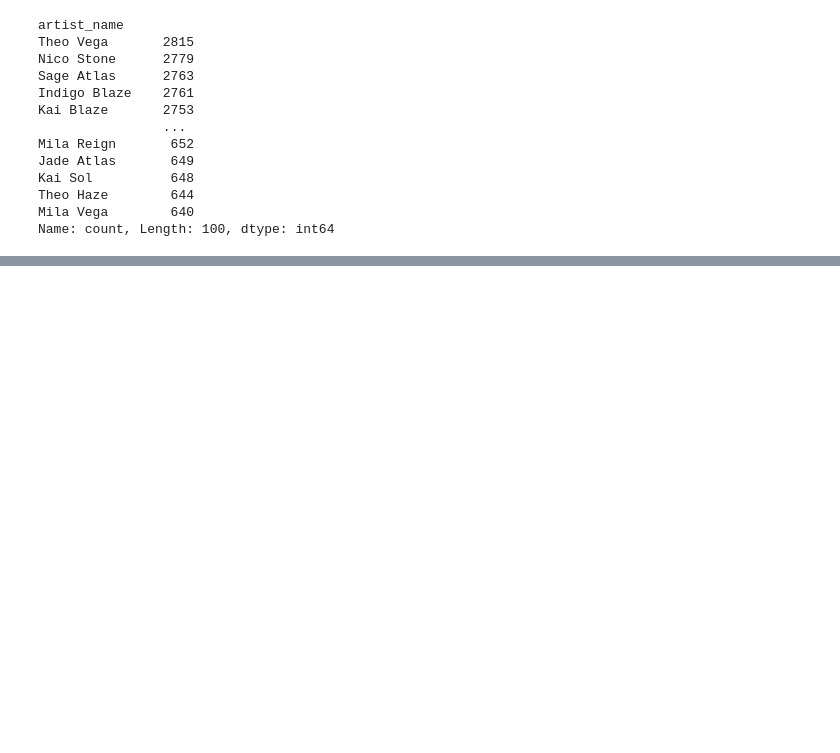
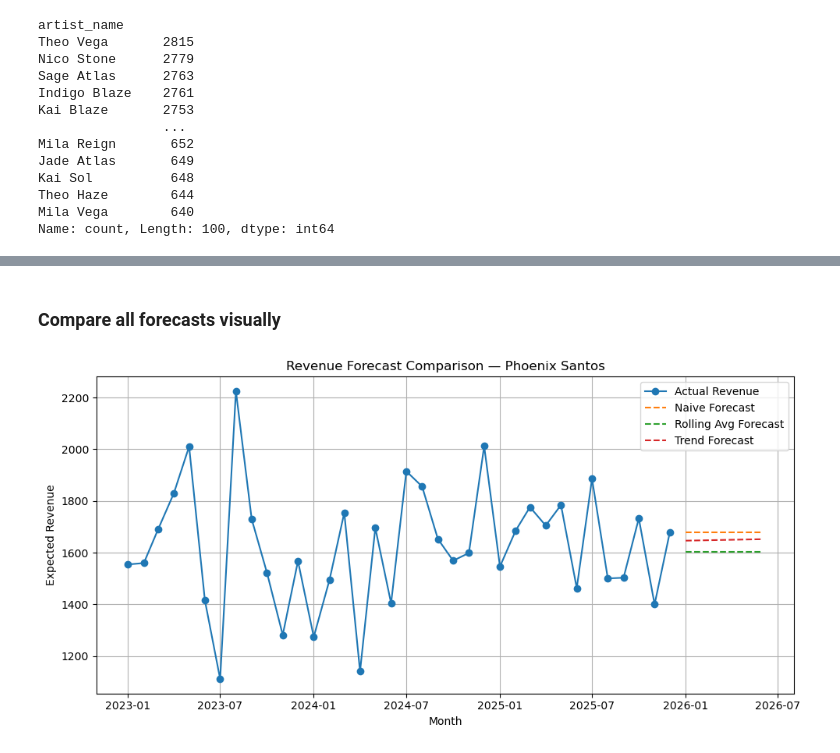
Before and after one commit to JermaineRAM/02_artist_revenue_forecasting, a Jupyter notebook: notebooks/01_revenue_time_series.ipynb, the cells around one changed output, grey strips where cells are left out. Drawn from its saved outputs; the diff is of its cells as text; code cells hidden in the pictures; blank space fills up the shorter version.

```diff
--- a/notebooks/01_revenue_time_series.ipynb
+++ b/notebooks/01_revenue_time_series.ipynb
@@ -38,0 +232,3 @@ Name: count, Length: 100, dtype: int64
+# %%
+ts = monthly_revenue.set_index("report_month")["expected_revenue"]
+ts.head()
@@ -38,0 +274,10 @@ Name: count, Length: 100, dtype: int64
+# %%
+rolling_mean = ts.rolling(window=3).mean()
+rolling_last = rolling_mean.iloc[-1]
+
+rolling_forecast = pd.Series(
+    [rolling_last] * 6,
+    index=naive_forecast.index
+)
+
+rolling_forecast
@@ -38,0 +296,12 @@ Name: count, Length: 100, dtype: int64
+# %%
+x = np.arange(len(ts))
+coef = np.polyfit(x, ts.values, 1)  # linear trend
+trend = np.poly1d(coef)
+
+future_x = np.arange(len(ts), len(ts) + 6)
+trend_forecast = pd.Series(
+    trend(future_x),
+    index=naive_forecast.index
+)
+
+trend_forecast
@@ -38,0 +316,19 @@ Name: count, Length: 100, dtype: int64
+# %% [markdown]
+### Compare all forecasts visually
+# %%
+plt.figure(figsize=(10, 5))
+
+plt.plot(ts.index, ts.values, label="Actual Revenue", marker="o")
+plt.plot(naive_forecast.index, naive_forecast.values, label="Naive Forecast", linestyle="--")
+plt.plot(rolling_forecast.index, rolling_forecast.values, label="Rolling Avg Forecast", linestyle="--")
+plt.plot(trend_forecast.index, trend_forecast.values, label="Trend Forecast", linestyle="--")
+
+plt.title("Revenue Forecast Comparison — Phoenix Santos")
+plt.xlabel("Month")
+plt.ylabel("Expected Revenue")
+plt.legend()
+plt.grid(True)
+plt.tight_layout()
+plt.show()
+# %% [output]
+[figure, added]
```
Also changed, not shown: parts of 24 cells of this notebook, 1 other file.
